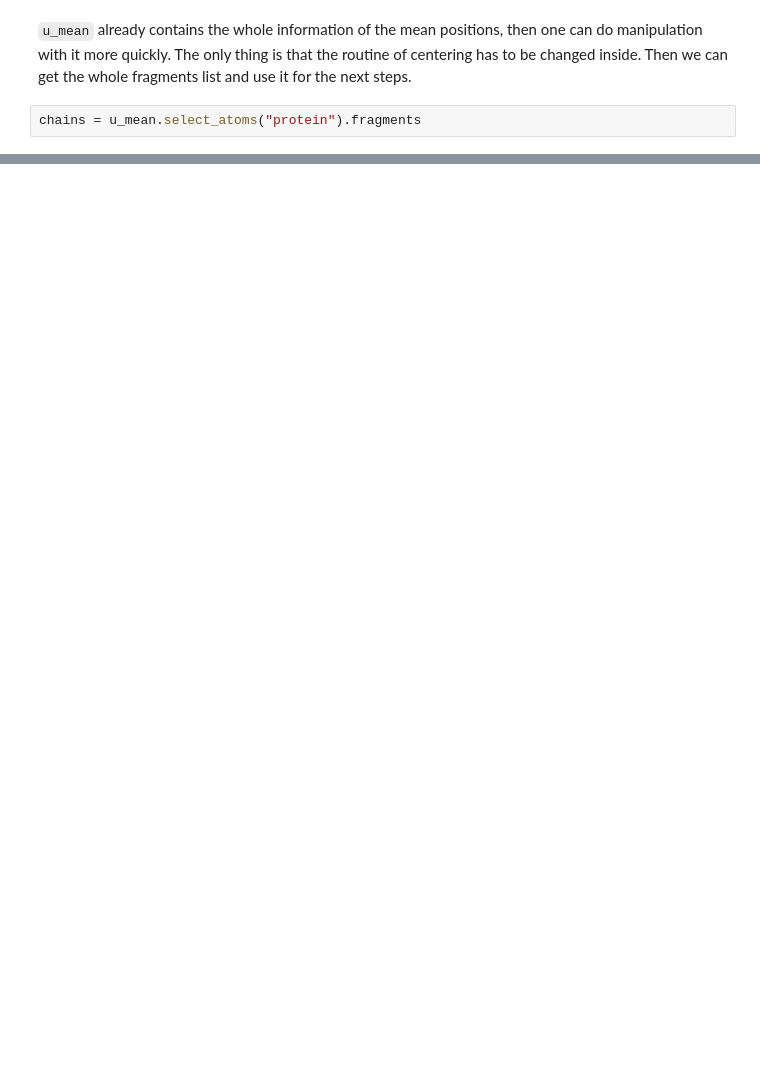
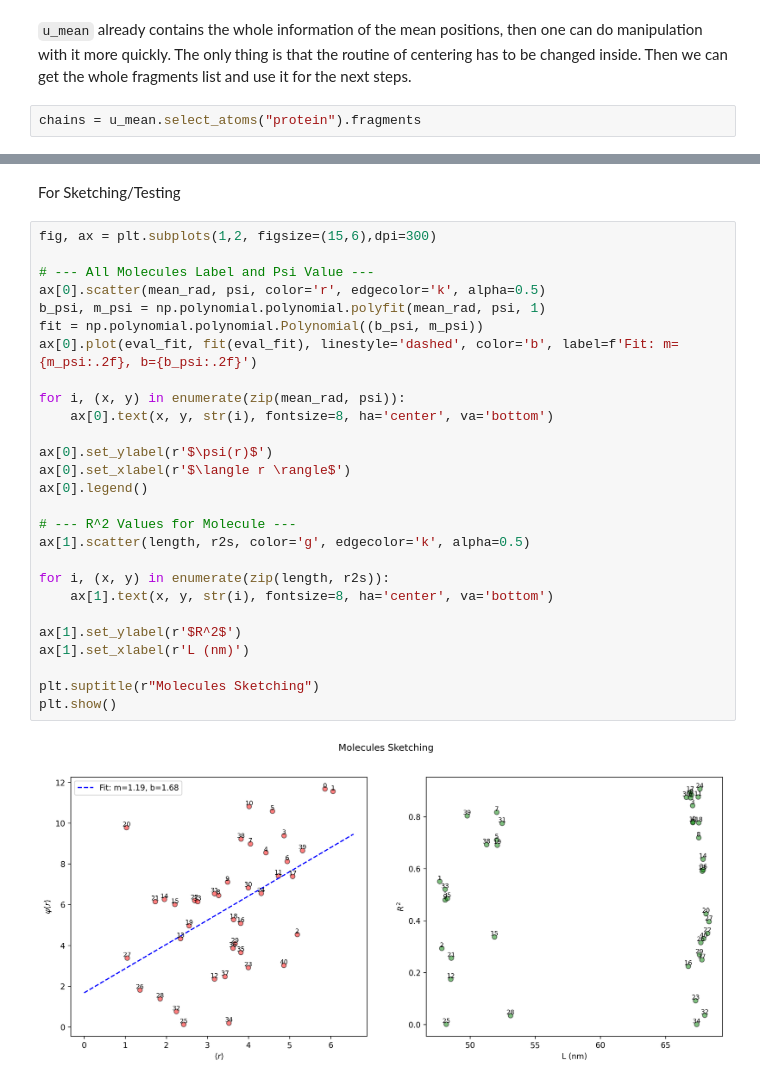
Before and after one commit to eminotre24/Collagen-Project, a Jupyter notebook: MD-Analysis/Twist-Analysis/analysism-2908.ipynb, the cells around one changed output, grey strips where cells are left out. Saved outputs shown, nothing was run; the diff lists cells and outputs as text; blank space fills up the shorter version.

```diff
--- a/MD-Analysis/Twist-Analysis/analysism-2908.ipynb
+++ b/MD-Analysis/Twist-Analysis/analysism-2908.ipynb
@@ -158,0 +166,31 @@ plt.show()
+# %% [markdown]
+For Sketching/Testing
+# %%
+fig, ax = plt.subplots(1,2, figsize=(15,6),dpi=300)
+
+# --- All Molecules Label and Psi Value ---
+ax[0].scatter(mean_rad, psi, color='r', edgecolor='k', alpha=0.5)
+b_psi, m_psi = np.polynomial.polynomial.polyfit(mean_rad, psi, 1)
+fit = np.polynomial.polynomial.Polynomial((b_psi, m_psi))
+ax[0].plot(eval_fit, fit(eval_fit), linestyle='dashed', color='b', label=f'Fit: m={m_psi:.2f}, b={b_psi:.2f}')
+
+for i, (x, y) in enumerate(zip(mean_rad, psi)):
+    ax[0].text(x, y, str(i), fontsize=8, ha='center', va='bottom')
+
+ax[0].set_ylabel(r'$\psi(r)$')
+ax[0].set_xlabel(r'$\langle r \rangle$')
+ax[0].legend()
+
+# --- R^2 Values for Molecule ---
+ax[1].scatter(length, r2s, color='g', edgecolor='k', alpha=0.5)
+
+for i, (x, y) in enumerate(zip(length, r2s)):
+    ax[1].text(x, y, str(i), fontsize=8, ha='center', va='bottom')
+
+ax[1].set_ylabel(r'$R^2$')
+ax[1].set_xlabel(r'L (nm)')
+
+plt.suptitle(r"Molecules Sketching")
+plt.show()
+# %% [output]
+[figure, added]
```
Also changed, not shown: parts of 8 cells of this notebook, 1 other file.
